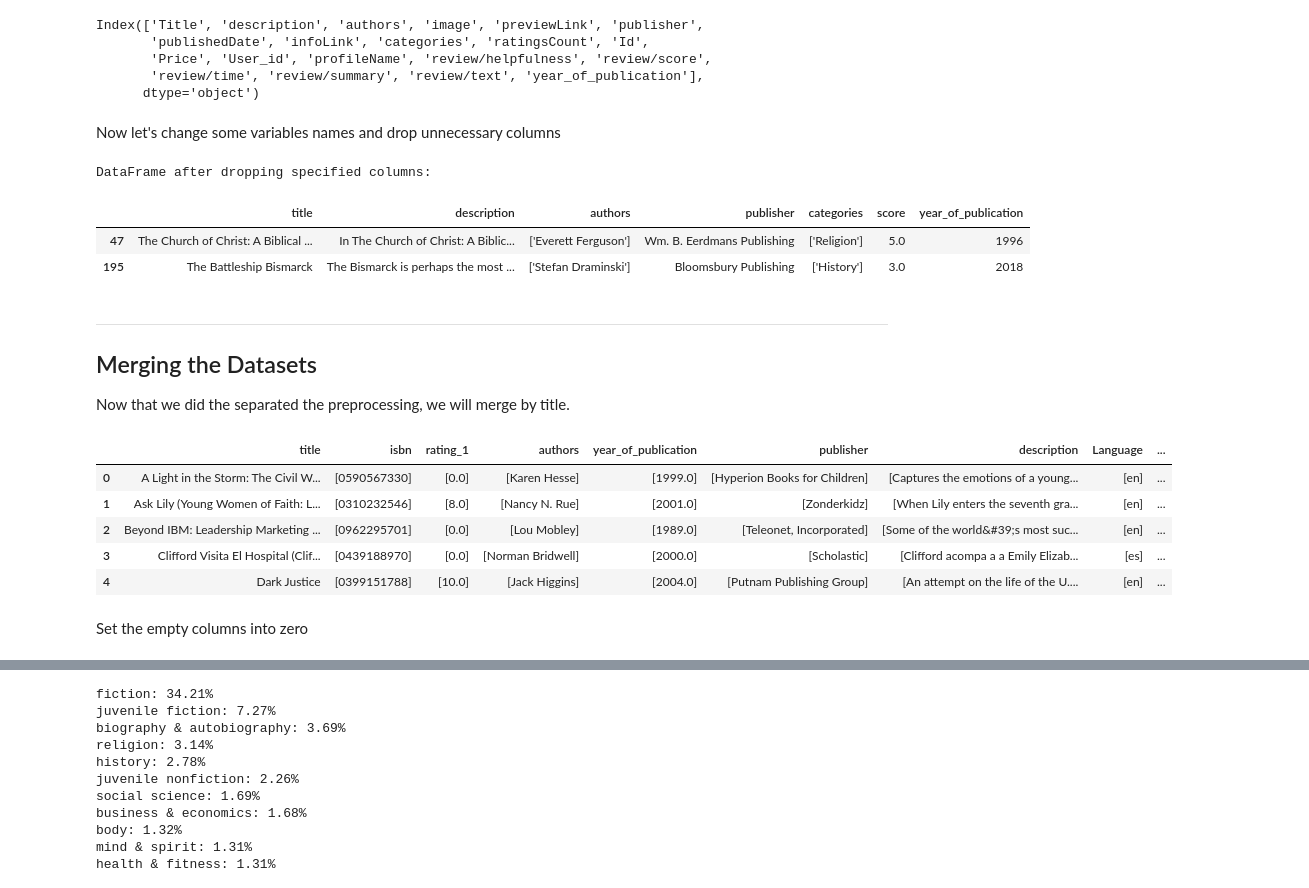
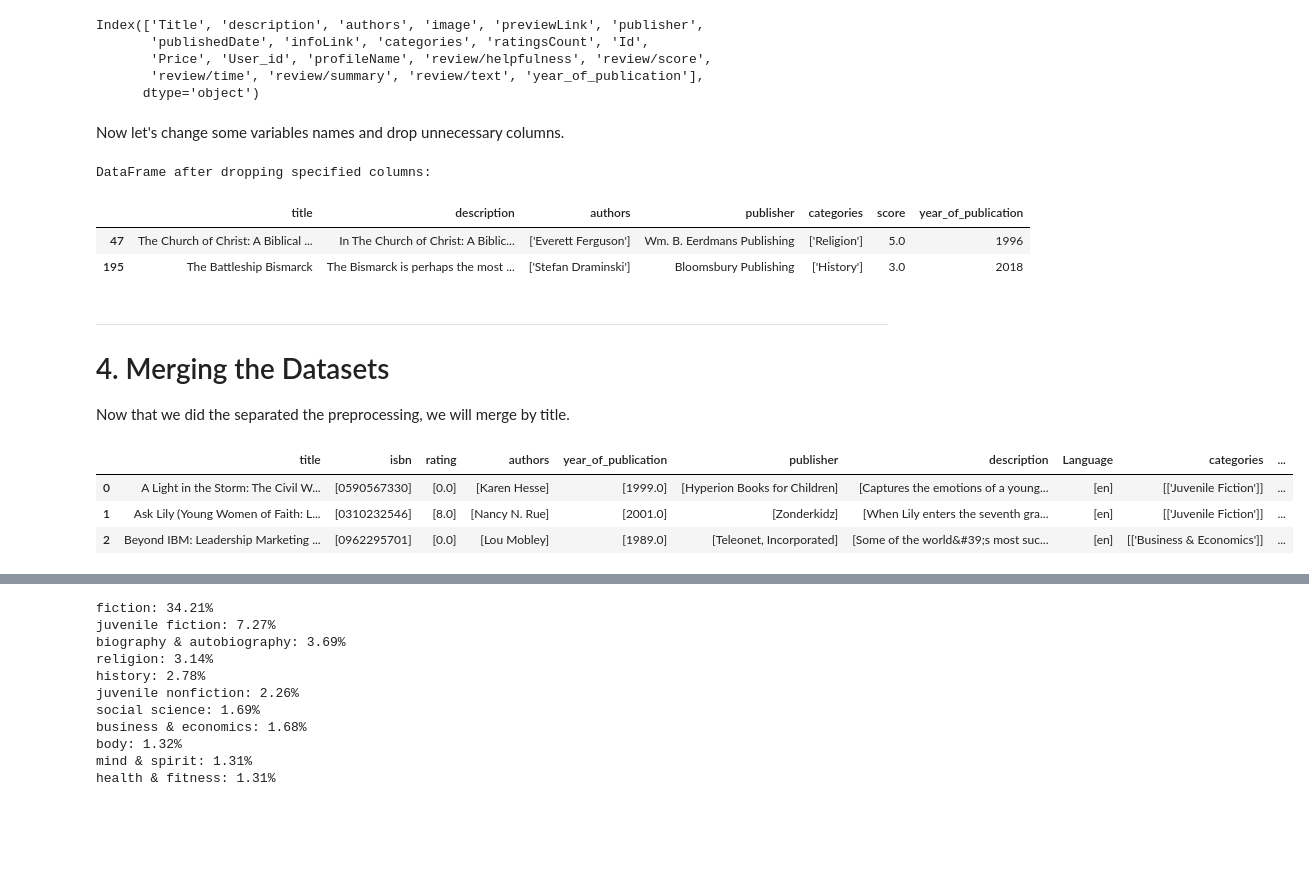
Before and after one commit to xandga/Capstone-Project, a Jupyter notebook: Metadata_Books.ipynb, the cells around one changed output, grey strips where cells are left out. Cells and saved outputs as stored; diff of their text form; code cells hidden in the pictures; blank space fills up the shorter version.

```diff
--- a/Metadata_Books.ipynb
+++ b/Metadata_Books.ipynb
@@ -97,7 +119,6 @@ preproc_books.rename(columns={
     'book_author': 'authors',
     'Summary': 'description',
     'Category':'categories',
-    'rating':'rating_1'
     }, inplace=True)
 
 columns_to_drop = ['Unnamed: 0', 'user_id', 'location', 'img_s', 'img_m', 'img_l', 'age','city','state']
@@ -228,7 +261,7 @@ Index(['Title', 'description', 'authors', 'image', 'previewLink', 'publisher',
        'review/time', 'review/summary', 'review/text', 'year_of_publication'],
       dtype='object')
 # %% [markdown]
-Now let's change some variables names and drop unnecessary columns
+Now let's change some variables names and drop unnecessary columns.
 # %%
 # Renaming columns
 merged_books.rename(columns={
@@ -251,18 +284,14 @@ DataFrame after dropping specified columns:
 | 195 | The Battleship Bismarck | The Bismarck is perhaps the most ... | ['Stefan Draminski'] | Bloomsbury Publishing | ['History'] | 3.0 | 2018 |
 # %% [markdown]
 ---------------------------------------
-## Merging the Datasets
+# 4. Merging the Datasets <a class="anchor" id="chapter4"></a>
 Now that we did the separated the preprocessing, we will merge by title.
 # %%
 final_books= pd.concat([preproc_books, merged_books])
 merged_data_books = final_books.groupby('title').agg(lambda x: x.dropna().unique().tolist()).reset_index()
-merged_data_books.head()
+merged_data_books.head(3)
 # %% [output]
-|  | title | isbn | rating_1 | authors | year_of_publication | publisher | description | Language | ... |
-| 0 | A Light in the Storm: The Civil W... | [0590567330] | [0.0] | [Karen Hesse] | [1999.0] | [Hyperion Books for Children] | [Captures the emotions of a young... | [en] | ... |
-| 1 | Ask Lily (Young Women of Faith: L... | [0310232546] | [8.0] | [Nancy N. Rue] | [2001.0] | [Zonderkidz] | [When Lily enters the seventh gra... | [en] | ... |
-| 2 | Beyond IBM: Leadership Marketing ... | [0962295701] | [0.0] | [Lou Mobley] | [1989.0] | [Teleonet, Incorporated] | [Some of the world&#39;s most suc... | [en] | ... |
-| 3 | Clifford Visita El Hospital (Clif... | [0439188970] | [0.0] | [Norman Bridwell] | [2000.0] | [Scholastic] | [Clifford acompa a a Emily Elizab... | [es] | ... |
-| 4 | Dark Justice | [0399151788] | [10.0] | [Jack Higgins] | [2004.0] | [Putnam Publishing Group] | [An attempt on the life of the U.... | [en] | ... |
+|  | title | isbn | rating | authors | year_of_publication | publisher | description | Language | categories | ... |
+| 0 | A Light in the Storm: The Civil W... | [0590567330] | [0.0] | [Karen Hesse] | [1999.0] | [Hyperion Books for Children] | [Captures the emotions of a young... | [en] | [['Juvenile Fiction']] | ... |
+| 1 | Ask Lily (Young Women of Faith: L... | [0310232546] | [8.0] | [Nancy N. Rue] | [2001.0] | [Zonderkidz] | [When Lily enters the seventh gra... | [en] | [['Juvenile Fiction']] | ... |
+| 2 | Beyond IBM: Leadership Marketing ... | [0962295701] | [0.0] | [Lou Mobley] | [1989.0] | [Teleonet, Incorporated] | [Some of the world&#39;s most suc... | [en] | [['Business & Economics']] | ... |
-# %% [markdown]
-Set the empty columns into zero
```
Also changed, not shown: parts of 63 cells of this notebook, 2 other files.
